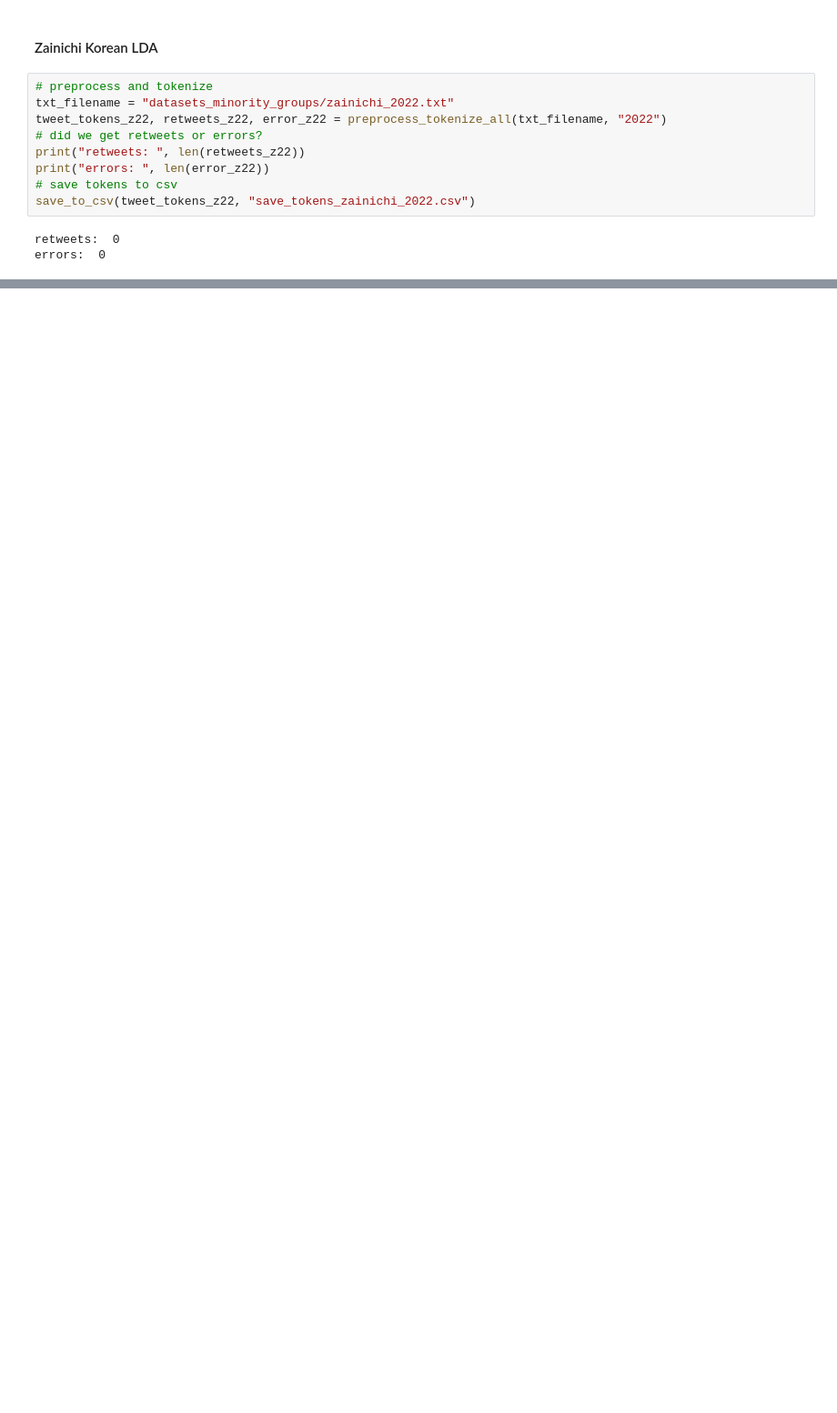
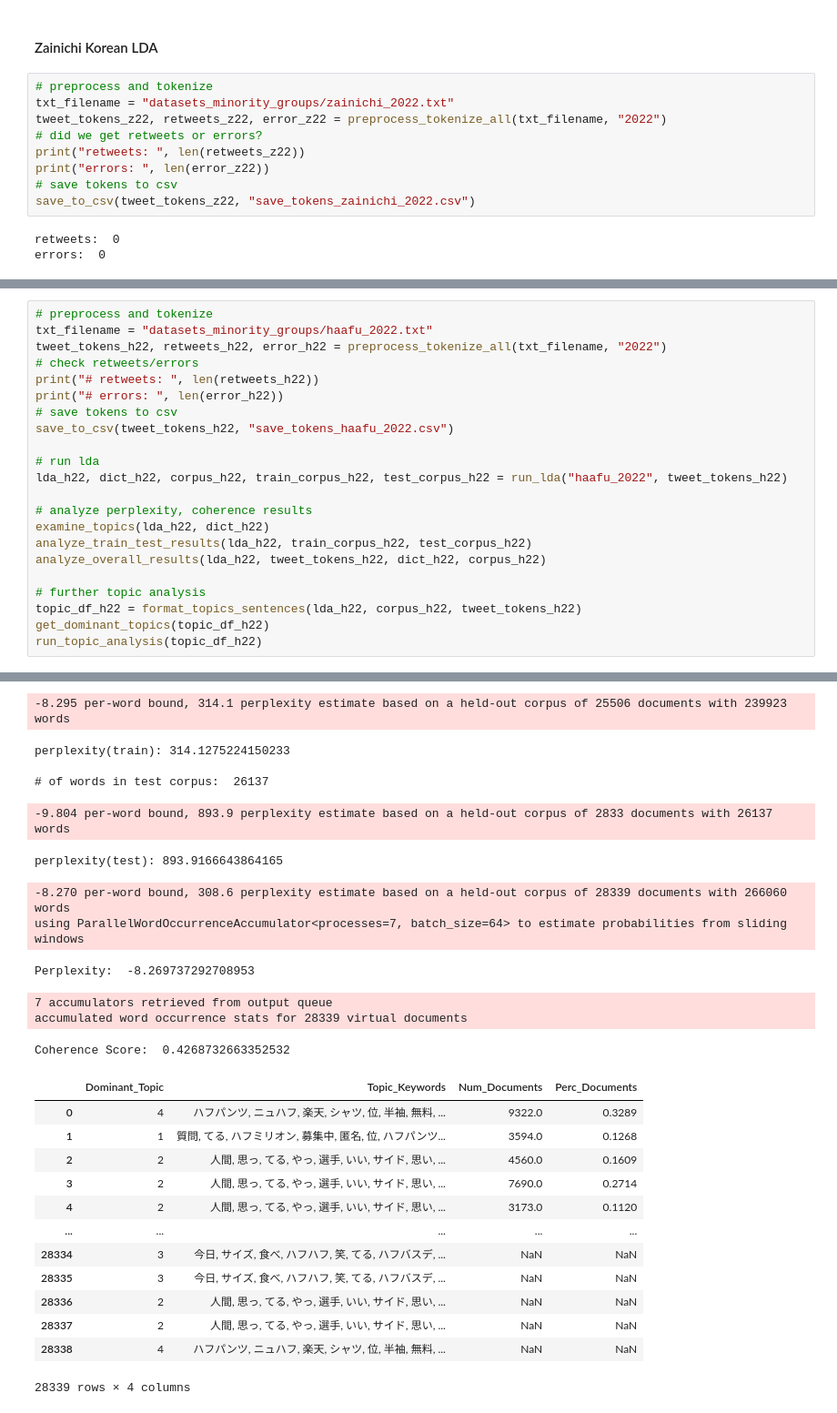
Before and after one commit to taylor-yamashita/japan-minority-twitter-nlp, a Jupyter notebook: thesis_lda.ipynb, the cells around one changed output, grey strips where cells are left out. Shown at 91% size. Saved outputs shown, nothing was run; the diff lists cells and outputs as text; blank space fills up the shorter version.

```diff
--- a/thesis_lda.ipynb
+++ b/thesis_lda.ipynb
@@ -372,0 +472,23 @@ Dictionary lifecycle event {'msg': "built Dictionary<33 unique tokens: ['ごは
+# %%
+# preprocess and tokenize
+txt_filename = "datasets_minority_groups/haafu_2022.txt"
+tweet_tokens_h22, retweets_h22, error_h22 = preprocess_tokenize_all(txt_filename, "2022")
+# check retweets/errors
+print("# retweets: ", len(retweets_h22))
+print("# errors: ", len(error_h22))
+# save tokens to csv
+save_to_csv(tweet_tokens_h22, "save_tokens_haafu_2022.csv")
+
+# run lda
+lda_h22, dict_h22, corpus_h22, train_corpus_h22, test_corpus_h22 = run_lda("haafu_2022", tweet_tokens_h22)
+
+# analyze perplexity, coherence results
+examine_topics(lda_h22, dict_h22)
+analyze_train_test_results(lda_h22, train_corpus_h22, test_corpus_h22)
+analyze_overall_results(lda_h22, tweet_tokens_h22, dict_h22, corpus_h22)
+
+# further topic analysis
+topic_df_h22 = format_topics_sentences(lda_h22, corpus_h22, tweet_tokens_h22)
+get_dominant_topics(topic_df_h22)
+run_topic_analysis(topic_df_h22)
+# %% [output]
@@ -372,0 +533,25 @@ Dictionary lifecycle event {'msg': "built Dictionary<33 unique tokens: ['ごは
+-8.295 per-word bound, 314.1 perplexity estimate based on a held-out corpus of 25506 documents with 239923 words
+perplexity(train): 314.1275224150233
+
+# of words in test corpus:  26137
+-9.804 per-word bound, 893.9 perplexity estimate based on a held-out corpus of 2833 documents with 26137 words
+perplexity(test): 893.9166643864165
+-8.270 per-word bound, 308.6 perplexity estimate based on a held-out corpus of 28339 documents with 266060 words
+using ParallelWordOccurrenceAccumulator<processes=7, batch_size=64> to estimate probabilities from sliding windows
+Perplexity:  -8.269737292708953
+7 accumulators retrieved from output queue
+accumulated word occurrence stats for 28339 virtual documents
+Coherence Score:  0.4268732663352532
+|  | Dominant_Topic | Topic_Keywords | Num_Documents | Perc_Documents |
+| 0 | 4 | ハフパンツ, ニュハフ, 楽天, シャツ, 位, 半袖, 無料, ... | 9322.0 | 0.3289 |
+| 1 | 1 | 質問, てる, ハフミリオン, 募集中, 匿名, 位, ハフパンツ... | 3594.0 | 0.1268 |
+| 2 | 2 | 人間, 思っ, てる, やっ, 選手, いい, サイド, 思い, ... | 4560.0 | 0.1609 |
+| 3 | 2 | 人間, 思っ, てる, やっ, 選手, いい, サイド, 思い, ... | 7690.0 | 0.2714 |
+| 4 | 2 | 人間, 思っ, てる, やっ, 選手, いい, サイド, 思い, ... | 3173.0 | 0.1120 |
+| ... | ... | ... | ... | ... |
+| 28334 | 3 | 今日, サイズ, 食べ, ハフハフ, 笑, てる, ハフバスデ, ... | NaN | NaN |
+| 28335 | 3 | 今日, サイズ, 食べ, ハフハフ, 笑, てる, ハフバスデ, ... | NaN | NaN |
+| 28336 | 2 | 人間, 思っ, てる, やっ, 選手, いい, サイド, 思い, ... | NaN | NaN |
+| 28337 | 2 | 人間, 思っ, てる, やっ, 選手, いい, サイド, 思い, ... | NaN | NaN |
+| 28338 | 4 | ハフパンツ, ニュハフ, 楽天, シャツ, 位, 半袖, 無料, ... | NaN | NaN |
+28339 rows × 4 columns
```
Also changed, not shown: parts of 44 cells of this notebook.
